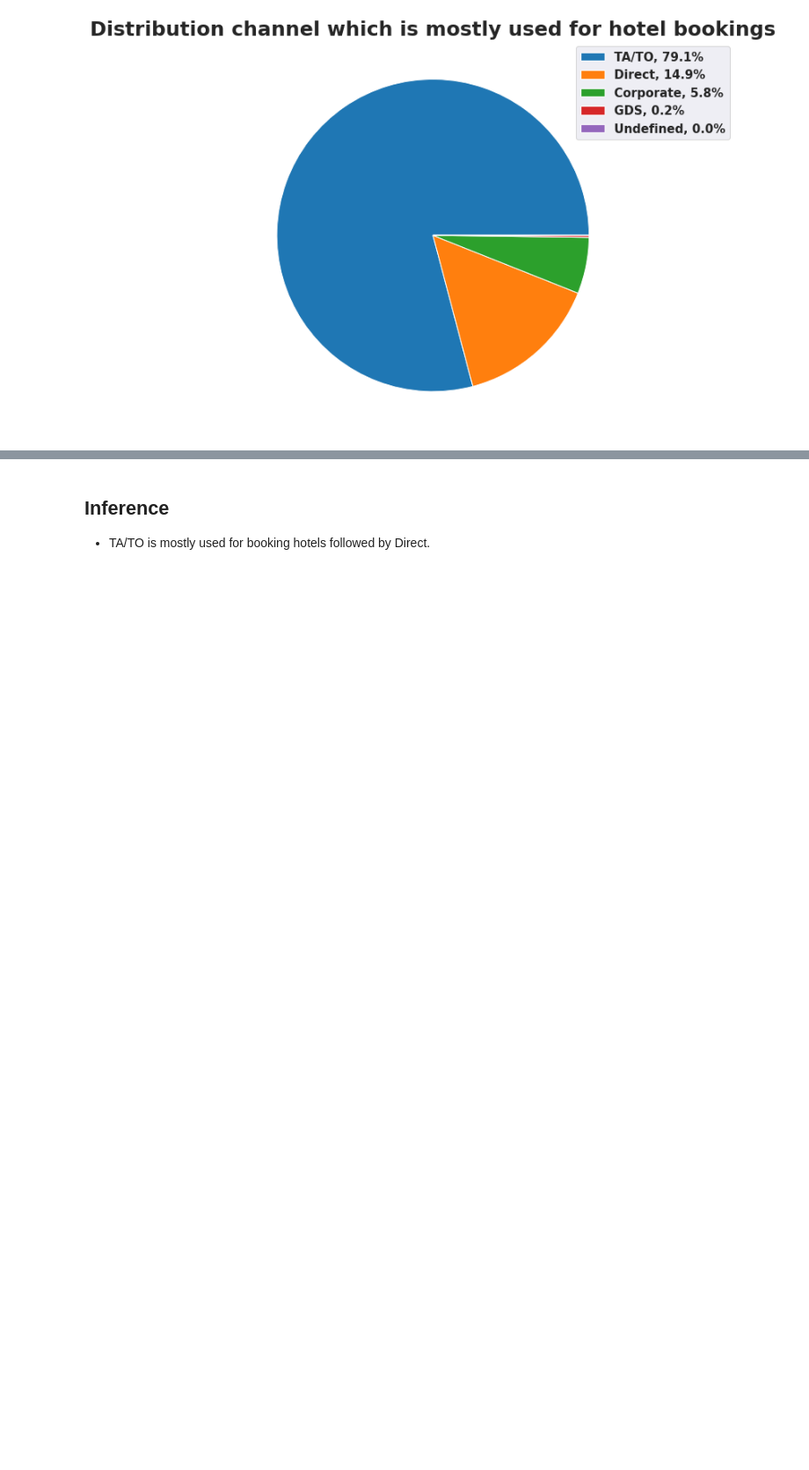
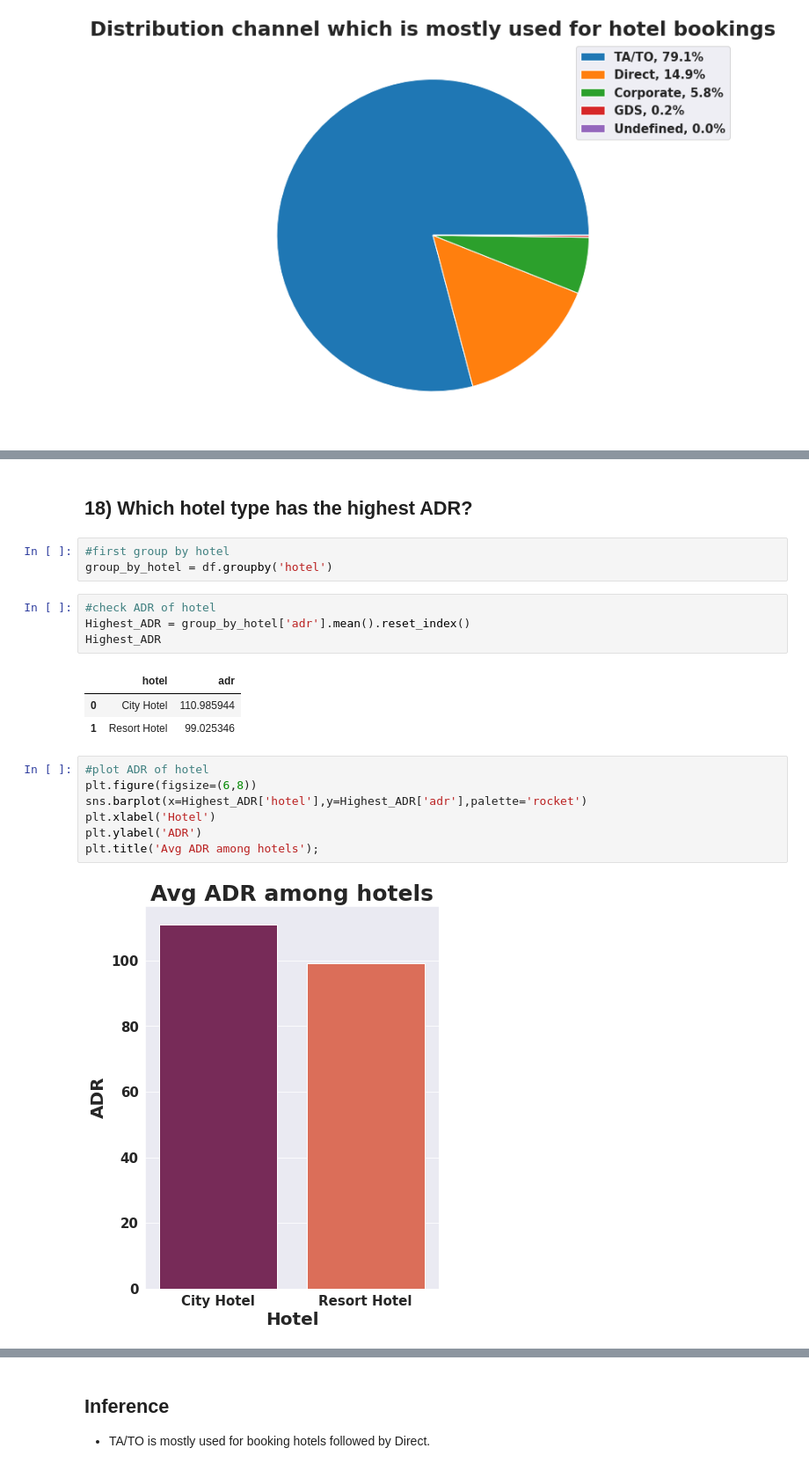
Before and after one commit to SaitejBhimnath/Exploratory-Data-Analysis-Capstone-Project-1, a Jupyter notebook: Hotel_Bookings_Analysis_Capstone_Project_1.ipynb, the cells around one changed output, grey strips where cells are left out. Shown at 88% size. Drawn from its saved outputs; the diff is of its cells as text; blank space fills up the shorter version.

```diff
--- a/Hotel_Bookings_Analysis_Capstone_Project_1.ipynb
+++ b/Hotel_Bookings_Analysis_Capstone_Project_1.ipynb
@@ -763,0 +877,22 @@ plt.title('Distribution channel which is mostly used for hotel bookings');
+# %% [markdown]
+## 18) Which hotel type has the highest ADR?
+# %%
+#first group by hotel
+group_by_hotel = df.groupby('hotel')
+# %%
+#check ADR of hotel
+Highest_ADR = group_by_hotel['adr'].mean().reset_index()
+Highest_ADR
+# %% [output]
+|  | hotel | adr |
+| 0 | City Hotel | 110.985944 |
+| 1 | Resort Hotel | 99.025346 |
+# %%
+#plot ADR of hotel
+plt.figure(figsize=(6,8))
+sns.barplot(x=Highest_ADR['hotel'],y=Highest_ADR['adr'],palette='rocket')
+plt.xlabel('Hotel')
+plt.ylabel('ADR')
+plt.title('Avg ADR among hotels');
+# %% [output]
+[figure, added]
```
Also changed, not shown: parts of 17 cells of this notebook.
